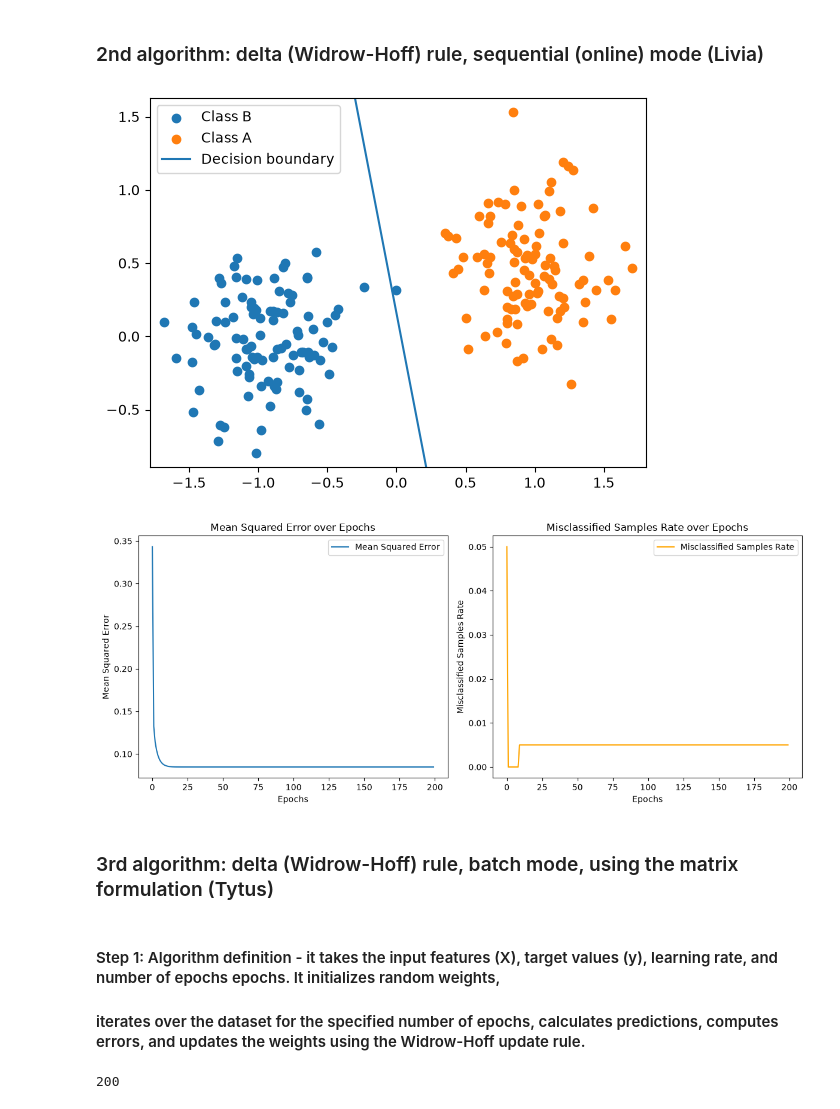
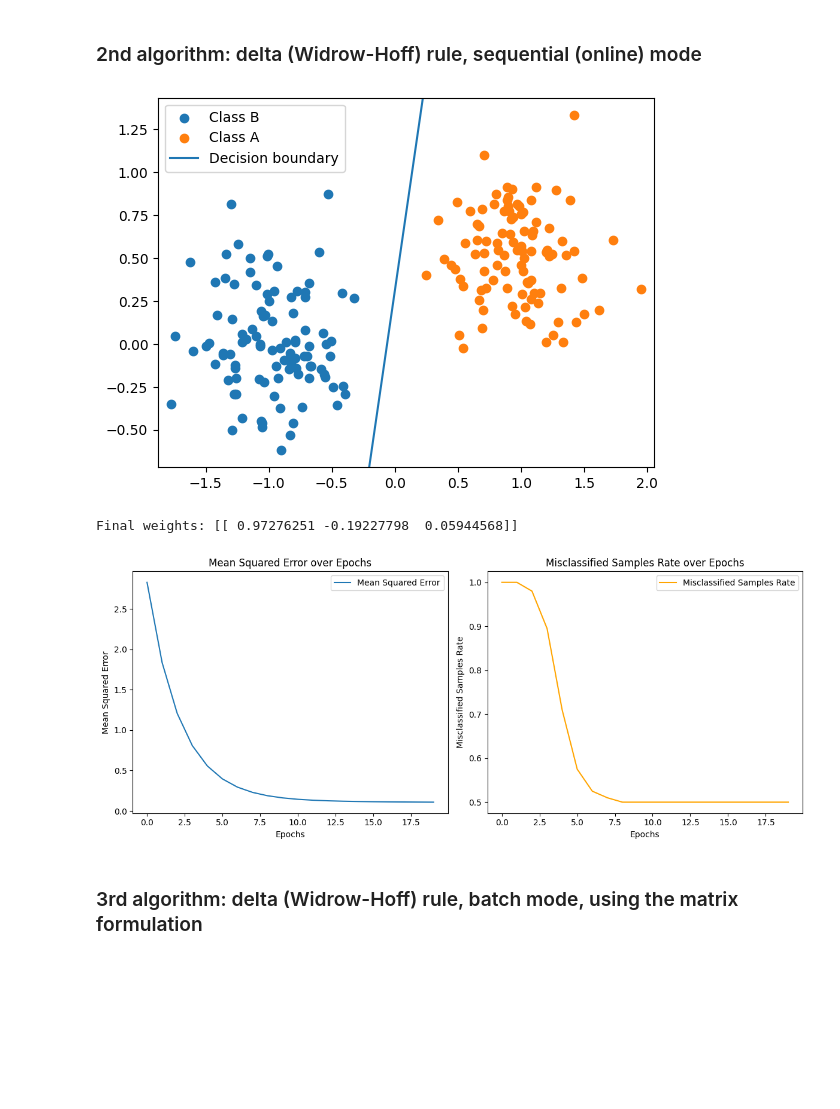
Before and after one commit to liviacardaccia02/Artificial-Neural-Networks-and-Deep-Architectures, a Jupyter notebook: lab1a/lab1a.ipynb, the cells around one changed output. Cells and saved outputs as stored; diff of their text form; code cells hidden in the pictures; blank space fills up the shorter version.

```diff
--- a/lab1a/lab1a.ipynb
+++ b/lab1a/lab1a.ipynb
@@ -37,39 +33,25 @@ perceptron.plot_metrics()
 # %% [markdown]
-### 2nd algorithm: delta (Widrow-Hoff) rule, sequential (online) mode (Livia)
+### 2nd algorithm: delta (Widrow-Hoff) rule, sequential (online) mode
 # %%
 from algorithms import DeltaRulePerceptron
 
 def delta_rule_activation_function(x):
-    return 1 if x >= 0 else -1
+    return np.where(x >= 0, 1, 0)
 
 T_delta = np.where(T == 0, -1, T)
 
 perceptron = DeltaRulePerceptron(
                         input_size=2,
                         output_size=1,
-                        learning_rate=0.01,
+                        learning_rate=0.001,
                         activation_function=delta_rule_activation_function)
 
-perceptron.train(X, T_delta, epochs=200)
+perceptron.train(X, T_delta, epochs=20)
 print("Final weights:", perceptron.weights)
 perceptron.plot_metrics()
 # %% [output]
-[figure, old version]
+[figure, new version]
+Final weights: [[ 0.97276251 -0.19227798  0.05944568]]
-[figure, old version]
+[figure, new version]
 # %% [markdown]
-### 3rd algorithm: delta (Widrow-Hoff) rule, batch mode, using the matrix formulation (Tytus)
+### 3rd algorithm: delta (Widrow-Hoff) rule, batch mode, using the matrix formulation
-# %% [markdown]
-#### Step 1: Algorithm definition - it takes the input features (X), target values (y), learning rate, and number of epochs epochs. It initializes random weights,
-#### iterates over the dataset for the specified number of epochs, calculates predictions, computes errors, and updates the weights using the Widrow-Hoff update rule.
-# %%
-def delta_learning(X, Y, LR, epochs):
-    # features is an array with 2 entries (one for each class)
-    features = X.shape[1]
-
-
-
-# debug
-features = X.shape[1]
-print(str(features))
-# %% [output]
-200
```
Also changed, not shown: parts of 7 cells of this notebook.
